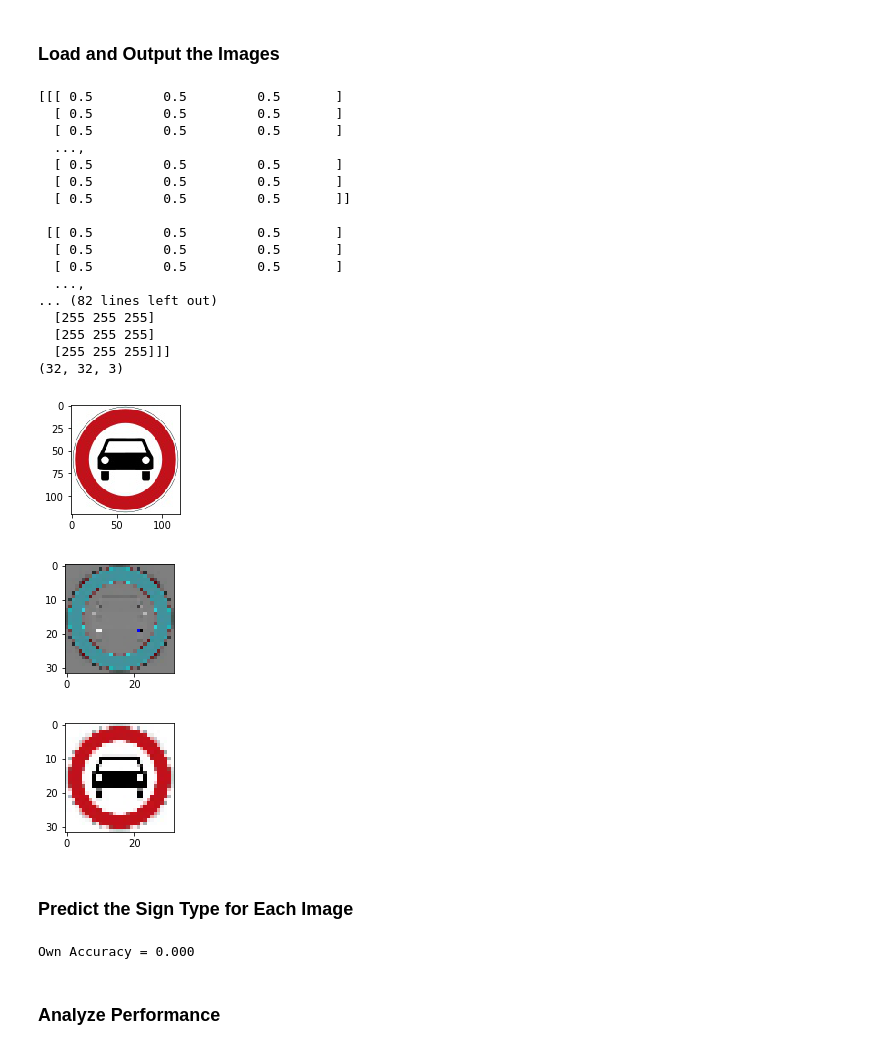
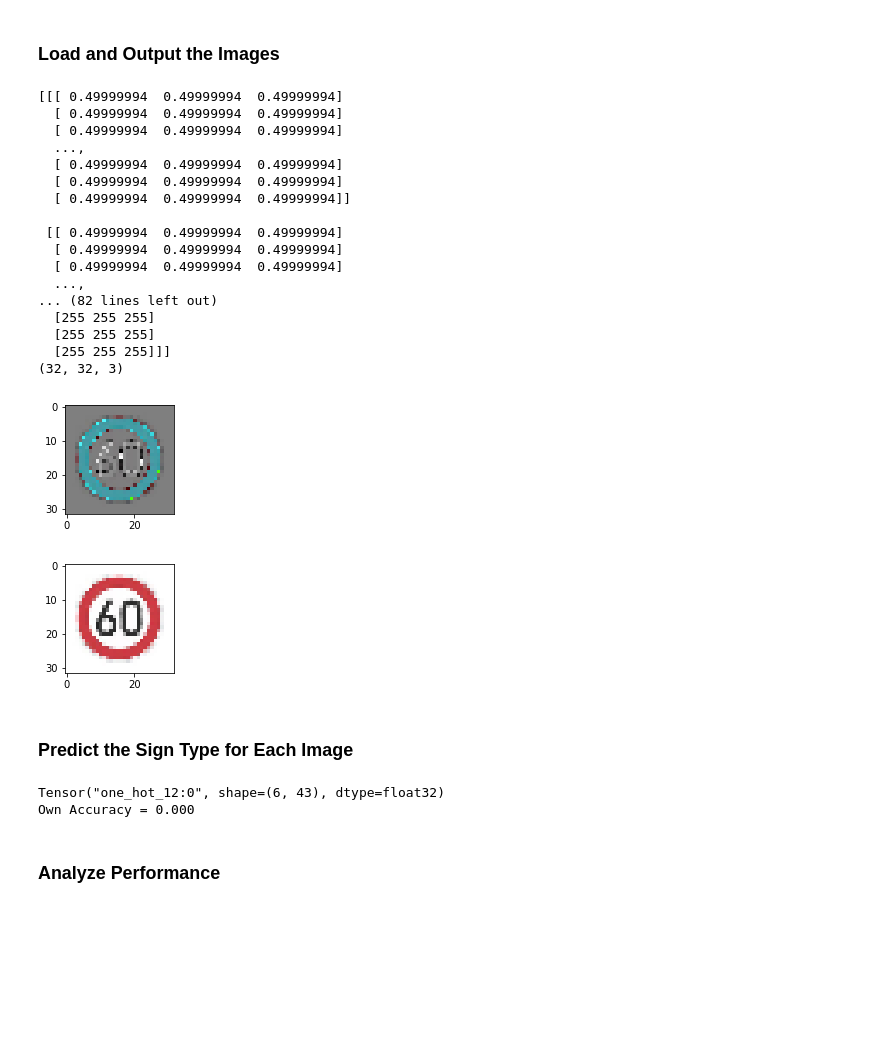
Before and after one commit to theguruofreason/traffic-sign-classifier, a Jupyter notebook: Traffic_Sign_Classifier.ipynb, the cells around one changed output. Drawn from its saved outputs; the diff is of its cells as text; code cells hidden in the pictures; blank space fills up the shorter version.

Commit message:
loads novel images but has 0% accuracy

```diff
--- a/Traffic_Sign_Classifier.ipynb
+++ b/Traffic_Sign_Classifier.ipynb
@@ -416,48 +400,59 @@ import numpy as np
+# %%
+def normalize(image):
+
+    normalized = np.zeros(shape = image.shape, dtype=np.float32)
+    cv2.normalize(image, normalized, alpha=-.5, beta=.5, norm_type=cv2.NORM_MINMAX, dtype=cv2.CV_32F)
+
+        # Add back the 3rd dimension
+#    if len(normalized.shape) < 3:
+#        normalized = np.expand_dims(normalized, axis = 2)
+
+    return normalized
 # %%
 test_images = []
-image_names = ['keep left.jpg', 'no motor vehicles.jpg', 'roadworks.jpg', 'speed limit 60.jpg', 'wild animal crossing.jpg', 'yield.jpg']
+image_names = ['001.jpg', '002.jpg', '003.jpg', '004.jpg', '005.jpg', '006.jpg']
 for i in image_names:
     test_images.append(cv2.cvtColor(cv2.imread('test_images/' + i), cv2.COLOR_BGR2RGB))
 
-plt.figure(figsize = (2, 2))
-plt.imshow(test_images[1])
 
 test_images_normalized = []
 
 # format the images
 for i in range(len(test_images)):
     test_images[i] = cv2.resize(test_images[i], (32, 32))
     test_images_normalized.append(normalize(test_images[i]))
 
+test_images_normalized = np.asarray(test_images_normalized, dtype = np.float32)
+
+image_number = 0
 plt.figure(figsize = (2,2))
-plt.imshow(test_images_normalized[1])
-print(test_images_normalized[1])
-print(np.shape(test_images_normalized[1]))
+plt.imshow(test_images_normalized[image_number])
+print(test_images_normalized[image_number])
+print(np.shape(test_images_normalized[image_number]))
 plt.figure(figsize = (2,2))
-plt.imshow(test_images[1])
-print(test_images[1])
-print(np.shape(test_images[1]))
+plt.imshow(test_images[image_number])
+print(test_images[image_number])
+print(np.shape(test_images[image_number]))
 
-test_images_normalized = np.asarray(test_images_normalized)
+test_images = np.asarray(test_images, np.float32)
 # %% [output]
-[[[ 0.5         0.5         0.5       ]
-  [ 0.5         0.5         0.5       ]
-  [ 0.5         0.5         0.5       ]
+[[[ 0.49999994  0.49999994  0.49999994]
+  [ 0.49999994  0.49999994  0.49999994]
+  [ 0.49999994  0.49999994  0.49999994]
   ...,
-  [ 0.5         0.5         0.5       ]
-  [ 0.5         0.5         0.5       ]
-  [ 0.5         0.5         0.5       ]]
+  [ 0.49999994  0.49999994  0.49999994]
+  [ 0.49999994  0.49999994  0.49999994]
+  [ 0.49999994  0.49999994  0.49999994]]
 
- [[ 0.5         0.5         0.5       ]
-  [ 0.5         0.5         0.5       ]
-  [ 0.5         0.5         0.5       ]
+ [[ 0.49999994  0.49999994  0.49999994]
+  [ 0.49999994  0.49999994  0.49999994]
+  [ 0.49999994  0.49999994  0.49999994]
   ...,
 ... (82 lines left out)
   [255 255 255]
   [255 255 255]
   [255 255 255]]]
 (32, 32, 3)
-[figure, old version]
+[figure, new version]
-[figure, old version]
+[figure, new version]
-[figure, removed]
 # %%
@@ -467,12 +462,14 @@ y_novel_data = np.asarray(y_novel_data)
 ### Predict the Sign Type for Each Image
 # %%
 with tf.Session() as sess:
-    sess.run(tf.global_variables_initializer())
-    saver.restore(sess, tf.train.latest_checkpoint('./'))
+    saver = tf.train.Saver()
+    saver.restore(sess, tf.train.latest_checkpoint('.'))
+    one_hot_novel_y = tf.one_hot(y_novel_data, 43)
 
     _, own_accuracy = evaluate(test_images_normalized, y_novel_data)
     print("Own Accuracy = {:.3f}".format(own_accuracy))
 # %% [output]
+Tensor("one_hot_12:0", shape=(6, 43), dtype=float32)
 Own Accuracy = 0.000
 # %% [markdown]
 ### Analyze Performance
```
Also changed, not shown: parts of 7 cells of this notebook.
